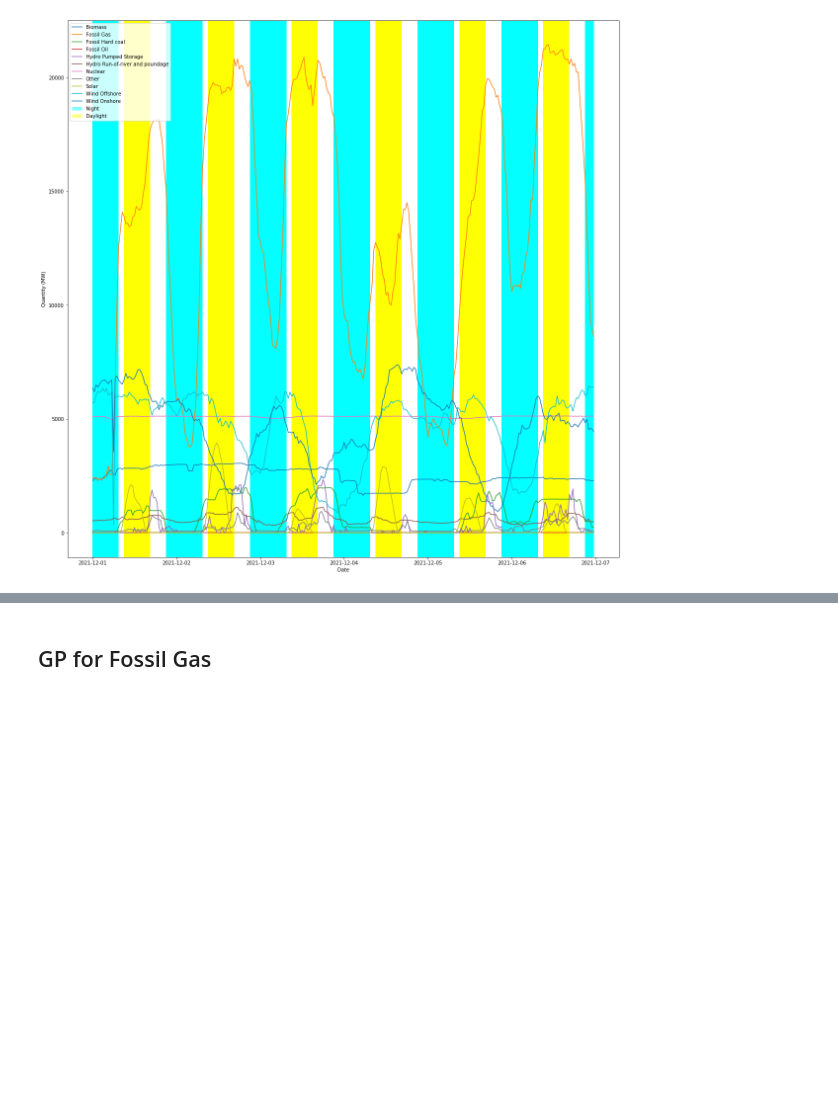
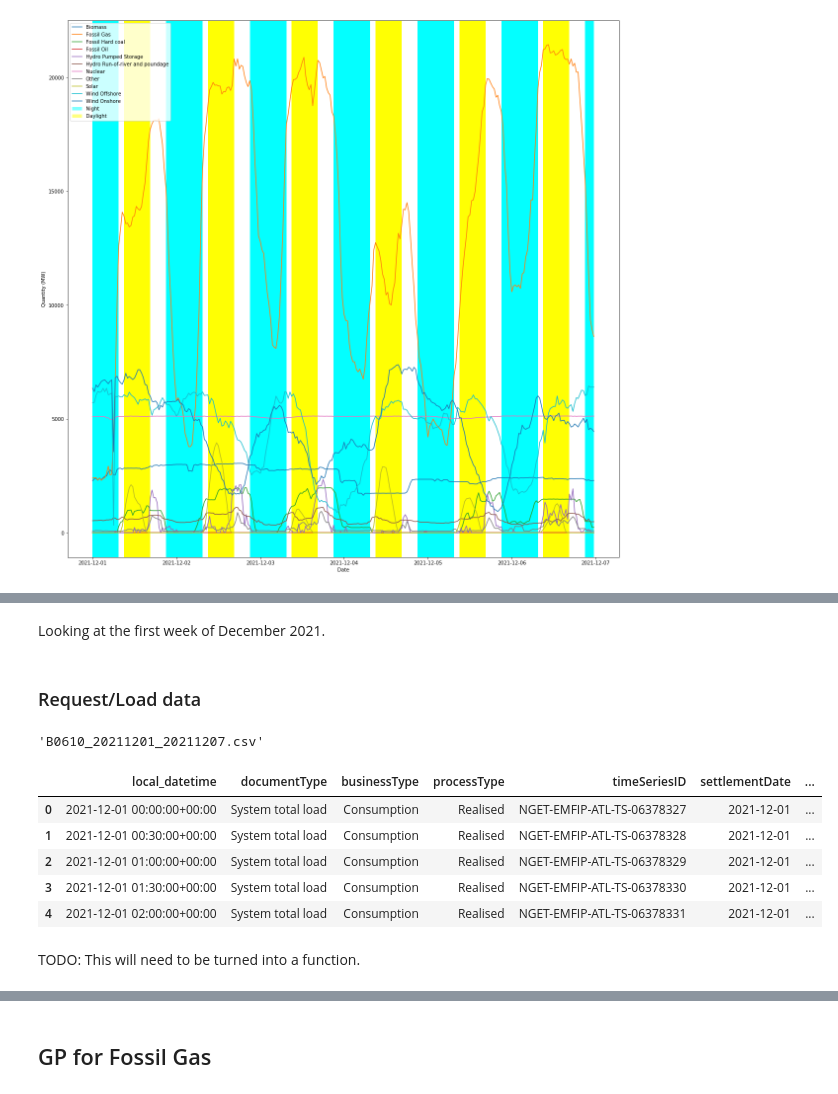
Before and after one commit to Cam-MLPW-MLMI-21-22/elexon-data-portal, a Jupyter notebook: elexon.ipynb, the cells around one changed output, grey strips where cells are left out. Drawn from its saved outputs; the diff is of its cells as text; code cells hidden in the pictures; blank space fills up the shorter version.

```diff
--- a/elexon.ipynb
+++ b/elexon.ipynb
@@ -157,0 +193,15 @@ fig.savefig('elexon_power_generation.jpeg', pad_inches=0.2, bbox_inches='tight')
+# %% [markdown]
+Looking at the first week of December 2021.
+# %%
+start_date = '2021-12-01 00:00'
+end_date = '2021-12-07 00:00'
+
+start_date_str = start_date[:10].replace('-','')
+end_date_str = end_date[:10].replace('-','')
+# %% [markdown]
+### Request/Load data
+# %%
+b0610_filename = f'B0610_{start_date_str}_{end_date_str}.csv'
+b0610_filename
+# %% [output]
+'B0610_20211201_20211207.csv'
@@ -157,0 +217,11 @@ fig.savefig('elexon_power_generation.jpeg', pad_inches=0.2, bbox_inches='tight')
+# %%
+df_B0610.head()
+# %% [output]
+|  | local_datetime | documentType | businessType | processType | timeSeriesID | settlementDate | ... |
+| 0 | 2021-12-01 00:00:00+00:00 | System total load | Consumption | Realised | NGET-EMFIP-ATL-TS-06378327 | 2021-12-01 | ... |
+| 1 | 2021-12-01 00:30:00+00:00 | System total load | Consumption | Realised | NGET-EMFIP-ATL-TS-06378328 | 2021-12-01 | ... |
+| 2 | 2021-12-01 01:00:00+00:00 | System total load | Consumption | Realised | NGET-EMFIP-ATL-TS-06378329 | 2021-12-01 | ... |
+| 3 | 2021-12-01 01:30:00+00:00 | System total load | Consumption | Realised | NGET-EMFIP-ATL-TS-06378330 | 2021-12-01 | ... |
+| 4 | 2021-12-01 02:00:00+00:00 | System total load | Consumption | Realised | NGET-EMFIP-ATL-TS-06378331 | 2021-12-01 | ... |
+# %% [markdown]
+TODO: This will need to be turned into a function.
```
Also changed, not shown: parts of 26 cells of this notebook, 1 other file.
